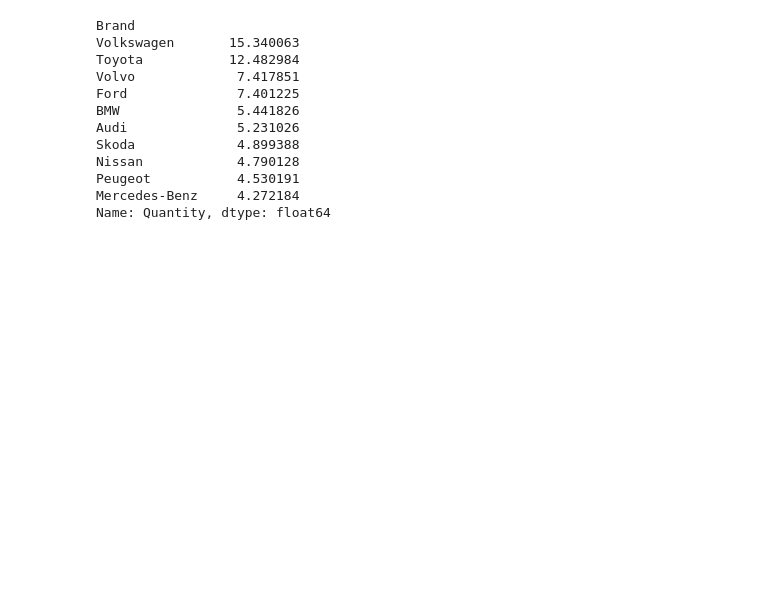
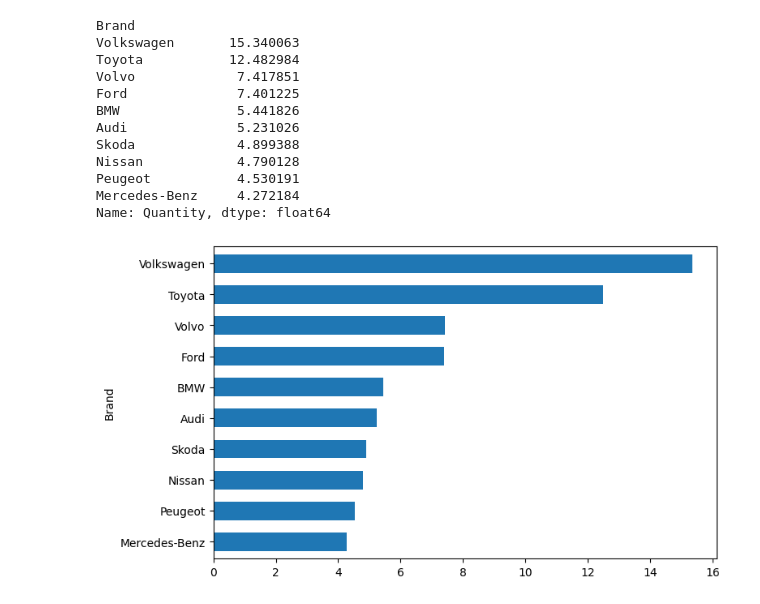
Before and after one commit to kokchun/data_vizualisation_kokchun_giang_de25, a Jupyter notebook: 10_storytelling_matplotlib/storytelling_bar.ipynb, the cells around one changed output. Saved outputs shown, nothing was run; the diff lists cells and outputs as text; code cells hidden in the pictures; blank space fills up the shorter version.

```diff
--- a/10_storytelling_matplotlib/storytelling_bar.ipynb
+++ b/10_storytelling_matplotlib/storytelling_bar.ipynb
@@ -108,3 +108,9 @@ Nissan            4.790128
 Peugeot           4.530191
 Mercedes-Benz     4.272184
 Name: Quantity, dtype: float64
+# %%
+ax = df_percentage.plot(kind="barh", figsize=(8, 5), width=0.6)
+
+ax.invert_yaxis()
+# %% [output]
+[figure, added]
```
